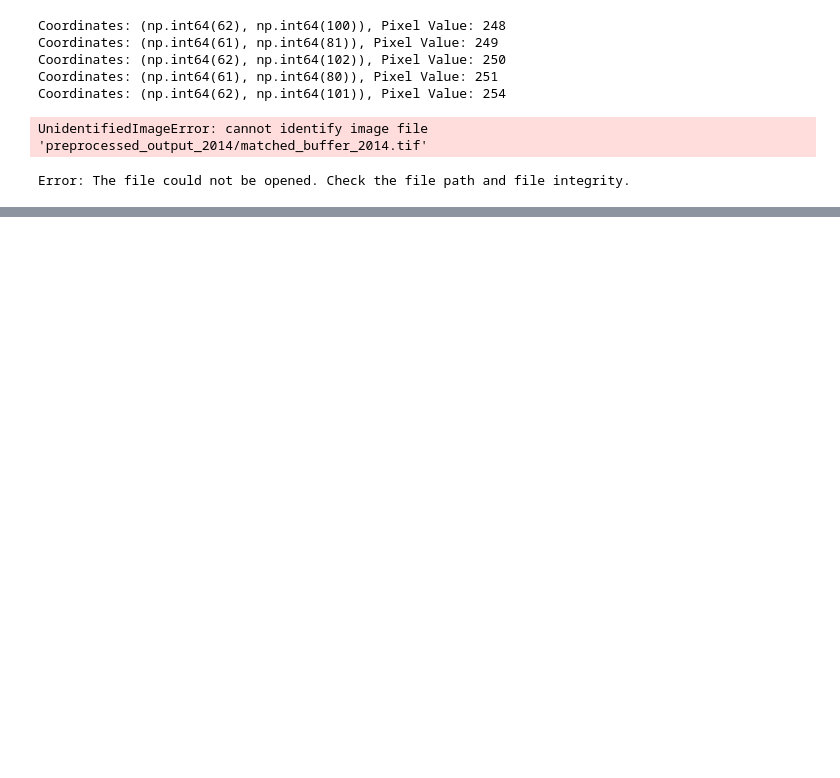
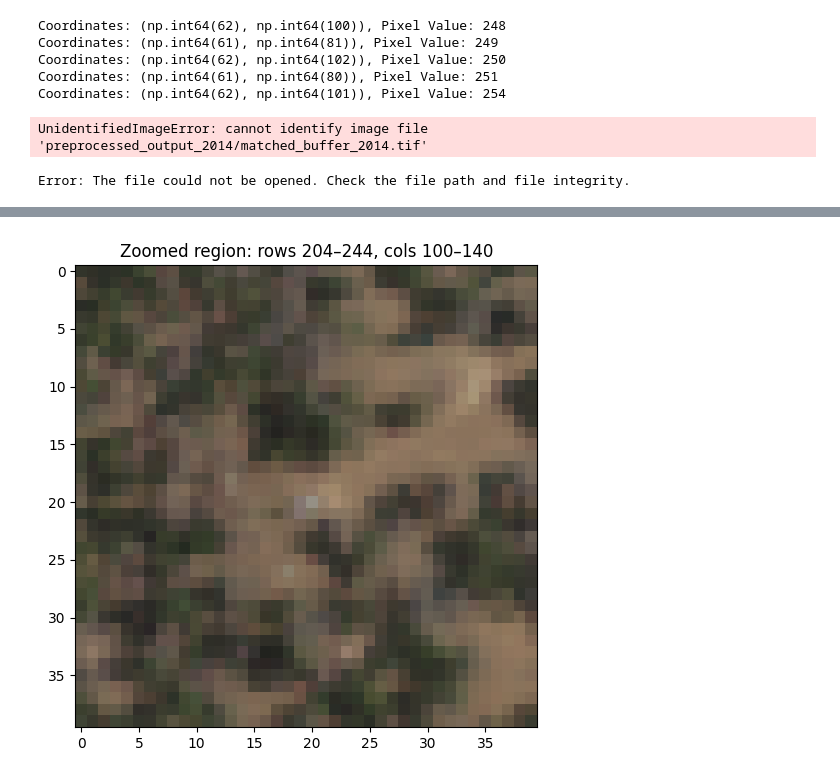
Before and after one commit to DeveshParagiri/tree-mortality, a Jupyter notebook: test.ipynb, the cells around one changed output, grey strips where cells are left out. Saved outputs shown, nothing was run; the diff lists cells and outputs as text; code cells hidden in the pictures; blank space fills up the shorter version.

```diff
--- a/test.ipynb
+++ b/test.ipynb
@@ -115,0 +210,27 @@ Error: The file could not be opened. Check the file path and file integrity.
+# %%
+import matplotlib.pyplot as plt
+import rasterio
+
+with rasterio.open("preprocessed_output_2014/matched_buffer_2014.tif") as src:
+    rgb = src.read([1, 2, 3])
+    img = rgb.transpose(1, 2, 0).astype("uint8")
+
+# === Manually set center region to zoom into
+center_row, center_col = 224, 120  # Try tweaking this to find your bright patch
+window_size = 20  # pixels
+
+# === Slice a window around the center
+r0 = max(center_row - window_size, 0)
+r1 = center_row + window_size
+c0 = max(center_col - window_size, 0)
+c1 = center_col + window_size
+
+zoomed = img[r0:r1, c0:c1]
+
+plt.figure(figsize=(6, 6))
+plt.imshow(zoomed)
+plt.title(f"Zoomed region: rows {r0}–{r1}, cols {c0}–{c1}")
+plt.axis("on")
+plt.show()
+# %% [output]
+[figure, added]
```
Also changed, not shown: parts of 16 cells of this notebook, 13 other files.
